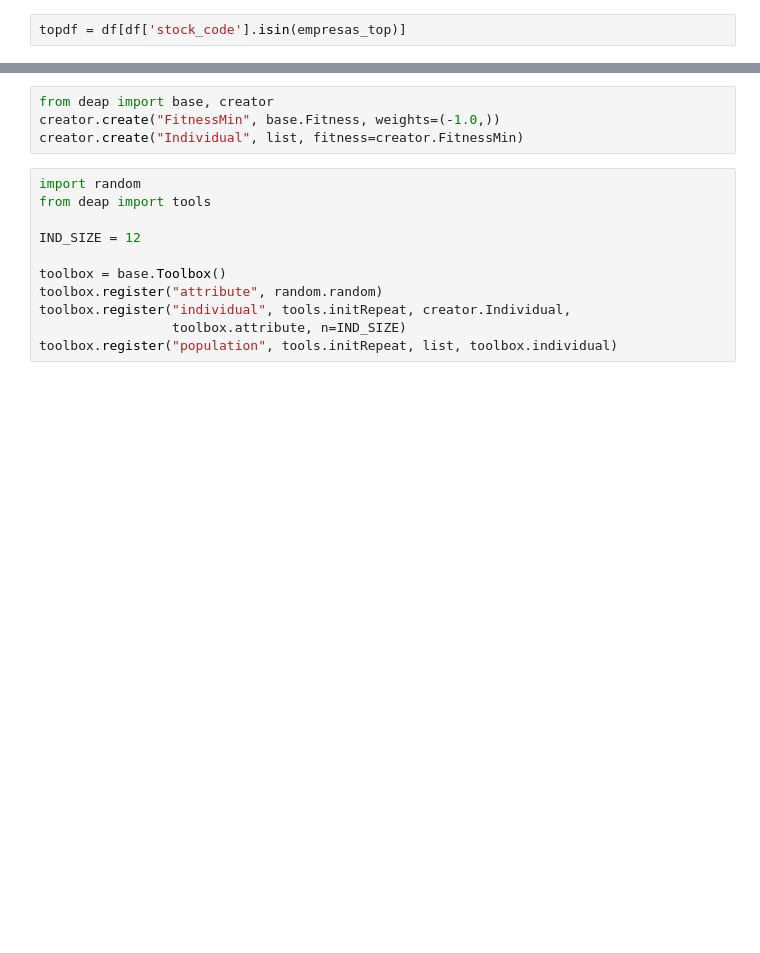
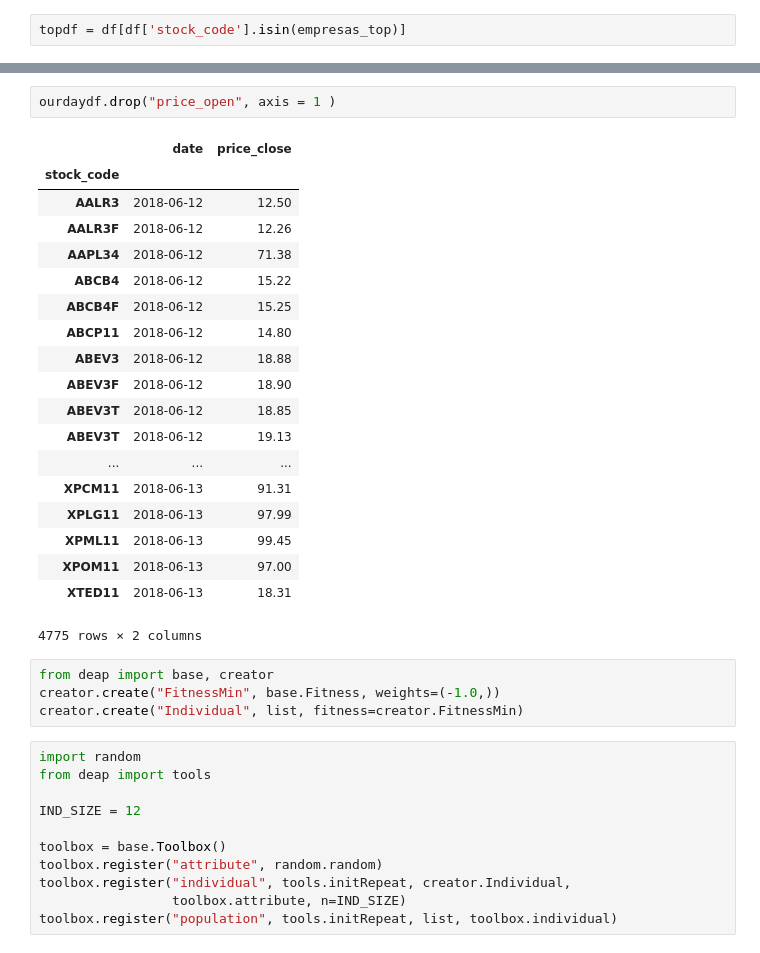
Before and after one commit to marcelovmaciel/Projeto-Opt-RTIA--Bovespa, a Jupyter notebook: 01-script.ipynb, the cells around one changed output, grey strips where cells are left out. Drawn from its saved outputs; the diff is of its cells as text; blank space fills up the shorter version.

```diff
--- a/01-script.ipynb
+++ b/01-script.ipynb
@@ -115,3 +111,25 @@ array(['ALLIAR', 'APPLE', 'ABC BRASIL', 'FII ABC IMOB', 'AMBEV S/A',
+# %%
+ourdaydf.drop("price_open", axis = 1 )
+# %% [output]
+|  | date | price_close |
+| stock_code |  |  |
+| AALR3 | 2018-06-12 | 12.50 |
+| AALR3F | 2018-06-12 | 12.26 |
+| AAPL34 | 2018-06-12 | 71.38 |
+| ABCB4 | 2018-06-12 | 15.22 |
+| ABCB4F | 2018-06-12 | 15.25 |
+| ABCP11 | 2018-06-12 | 14.80 |
+| ABEV3 | 2018-06-12 | 18.88 |
+| ABEV3F | 2018-06-12 | 18.90 |
+| ABEV3T | 2018-06-12 | 18.85 |
+| ABEV3T | 2018-06-12 | 19.13 |
+| ... | ... | ... |
+| XPCM11 | 2018-06-13 | 91.31 |
+| XPLG11 | 2018-06-13 | 97.99 |
+| XPML11 | 2018-06-13 | 99.45 |
+| XPOM11 | 2018-06-13 | 97.00 |
+| XTED11 | 2018-06-13 | 18.31 |
+4775 rows × 2 columns
 # %%
 from deap import base, creator
 creator.create("FitnessMin", base.Fitness, weights=(-1.0,))
```
Also changed, not shown: parts of 14 cells of this notebook.
